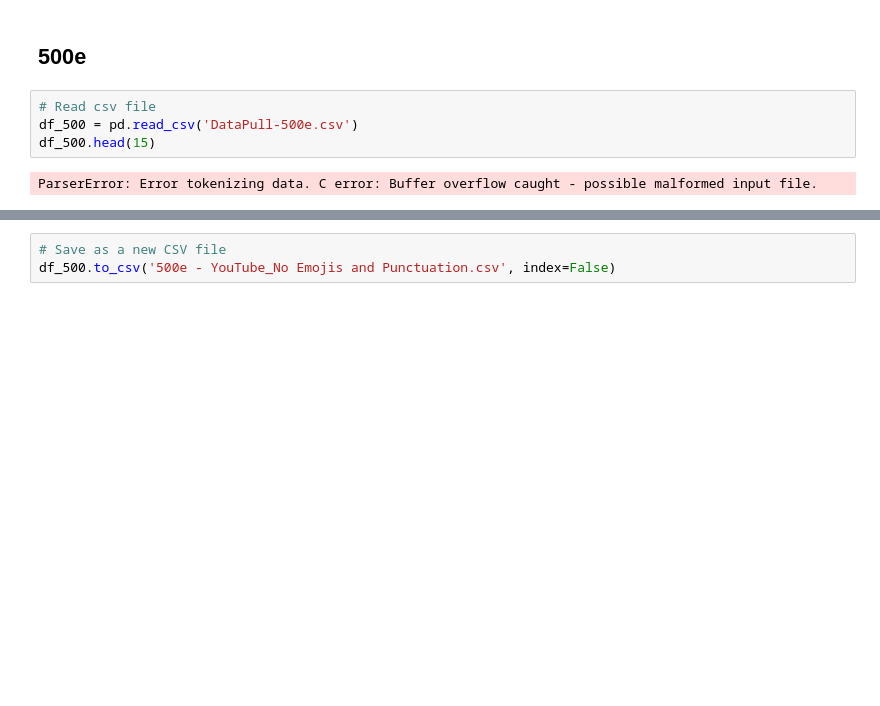
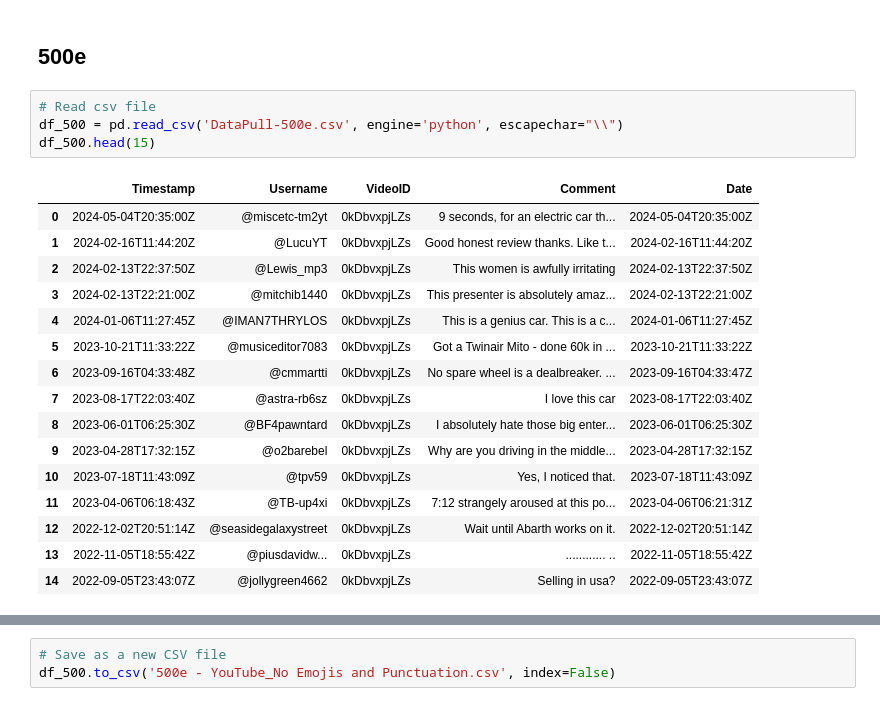
Before and after one commit to giteshbibra/ARP---Fiat-600e, a Jupyter notebook: Data Cleaning/ARP - Data Cleaning_YouTube.ipynb, the cells around one changed output, grey strips where cells are left out. Saved outputs shown, nothing was run; the diff lists cells and outputs as text; blank space fills up the shorter version.

Commit message:
ARP - Data Cleaning_YouTube_v2

```diff
--- a/Data Cleaning/ARP - Data Cleaning_YouTube.ipynb
+++ b/Data Cleaning/ARP - Data Cleaning_YouTube.ipynb
@@ -100,10 +100,25 @@ df_600.to_csv('600e - YouTube_No Emojis and Punctuation.csv', index=False)
 ## 500e
 # %%
 # Read csv file
-df_500 = pd.read_csv('DataPull-500e.csv')
+df_500 = pd.read_csv('DataPull-500e.csv', engine='python', escapechar="\\")
 df_500.head(15)
 # %% [output]
-ParserError: Error tokenizing data. C error: Buffer overflow caught - possible malformed input file.
+|  | Timestamp | Username | VideoID | Comment | Date |
+| 0 | 2024-05-04T20:35:00Z | @miscetc-tm2yt | 0kDbvxpjLZs | 9 seconds, for an electric car th... | 2024-05-04T20:35:00Z |
+| 1 | 2024-02-16T11:44:20Z | @LucuYT | 0kDbvxpjLZs | Good honest review thanks. Like t... | 2024-02-16T11:44:20Z |
+| 2 | 2024-02-13T22:37:50Z | @Lewis_mp3 | 0kDbvxpjLZs | This women is awfully irritating | 2024-02-13T22:37:50Z |
+| 3 | 2024-02-13T22:21:00Z | @mitchib1440 | 0kDbvxpjLZs | This presenter is absolutely amaz... | 2024-02-13T22:21:00Z |
+| 4 | 2024-01-06T11:27:45Z | @IMAN7THRYLOS | 0kDbvxpjLZs | This is a genius car. This is a c... | 2024-01-06T11:27:45Z |
+| 5 | 2023-10-21T11:33:22Z | @musiceditor7083 | 0kDbvxpjLZs | Got a Twinair Mito - done 60k in ... | 2023-10-21T11:33:22Z |
+| 6 | 2023-09-16T04:33:48Z | @cmmartti | 0kDbvxpjLZs | No spare wheel is a dealbreaker. ... | 2023-09-16T04:33:47Z |
+| 7 | 2023-08-17T22:03:40Z | @astra-rb6sz | 0kDbvxpjLZs | I love this car | 2023-08-17T22:03:40Z |
+| 8 | 2023-06-01T06:25:30Z | @BF4pawntard | 0kDbvxpjLZs | I absolutely hate those big enter... | 2023-06-01T06:25:30Z |
+| 9 | 2023-04-28T17:32:15Z | @o2barebel | 0kDbvxpjLZs | Why are you driving in the middle... | 2023-04-28T17:32:15Z |
+| 10 | 2023-07-18T11:43:09Z | @tpv59 | 0kDbvxpjLZs | Yes, I noticed that. | 2023-07-18T11:43:09Z |
+| 11 | 2023-04-06T06:18:43Z | @TB-up4xi | 0kDbvxpjLZs | 7:12 strangely aroused at this po... | 2023-04-06T06:21:31Z |
+| 12 | 2022-12-02T20:51:14Z | @seasidegalaxystreet | 0kDbvxpjLZs | Wait until Abarth works on it. | 2022-12-02T20:51:14Z |
+| 13 | 2022-11-05T18:55:42Z | @piusdavidw... | 0kDbvxpjLZs | ............ .. | 2022-11-05T18:55:42Z |
+| 14 | 2022-09-05T23:43:07Z | @jollygreen4662 | 0kDbvxpjLZs | Selling in usa? | 2022-09-05T23:43:07Z |
 # %%
 # Drop column 'Username' and 'Date'
 df_500 = df_500.drop(columns=['Username', 'Date'])
```
Also changed, not shown: parts of 5 cells of this notebook.
